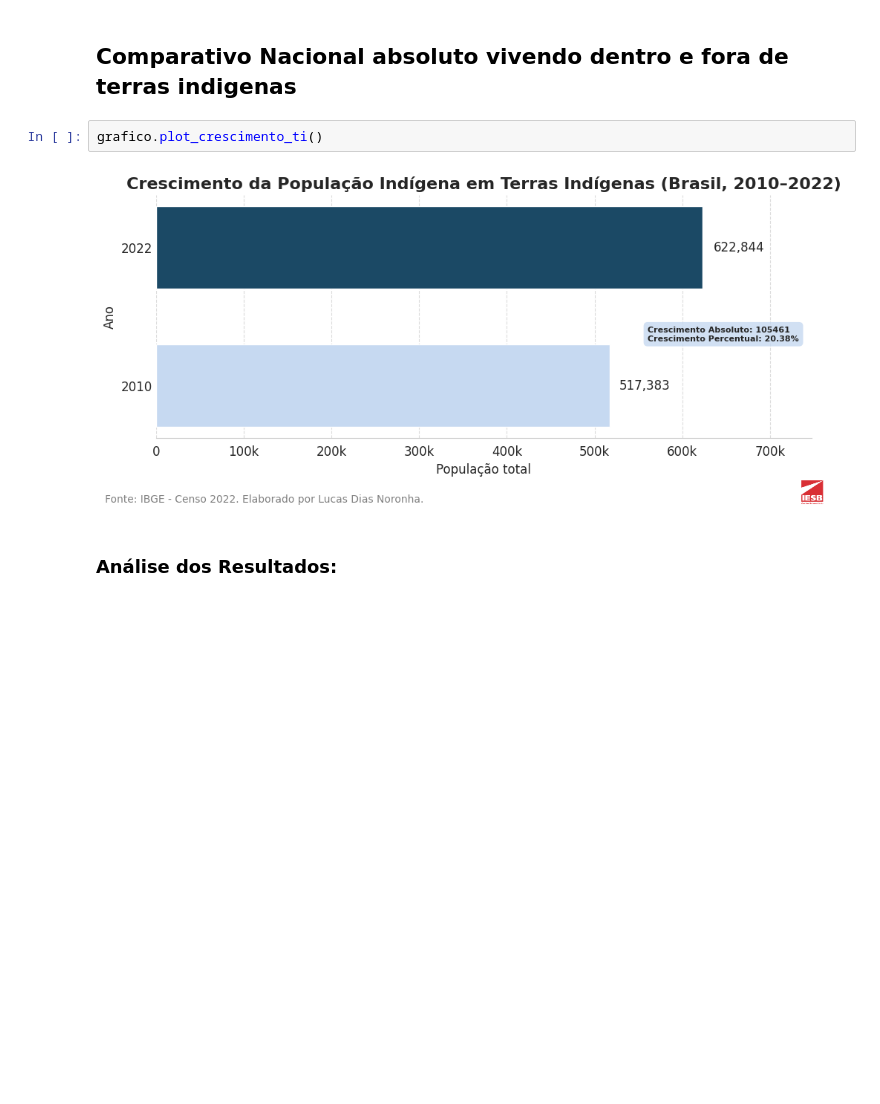
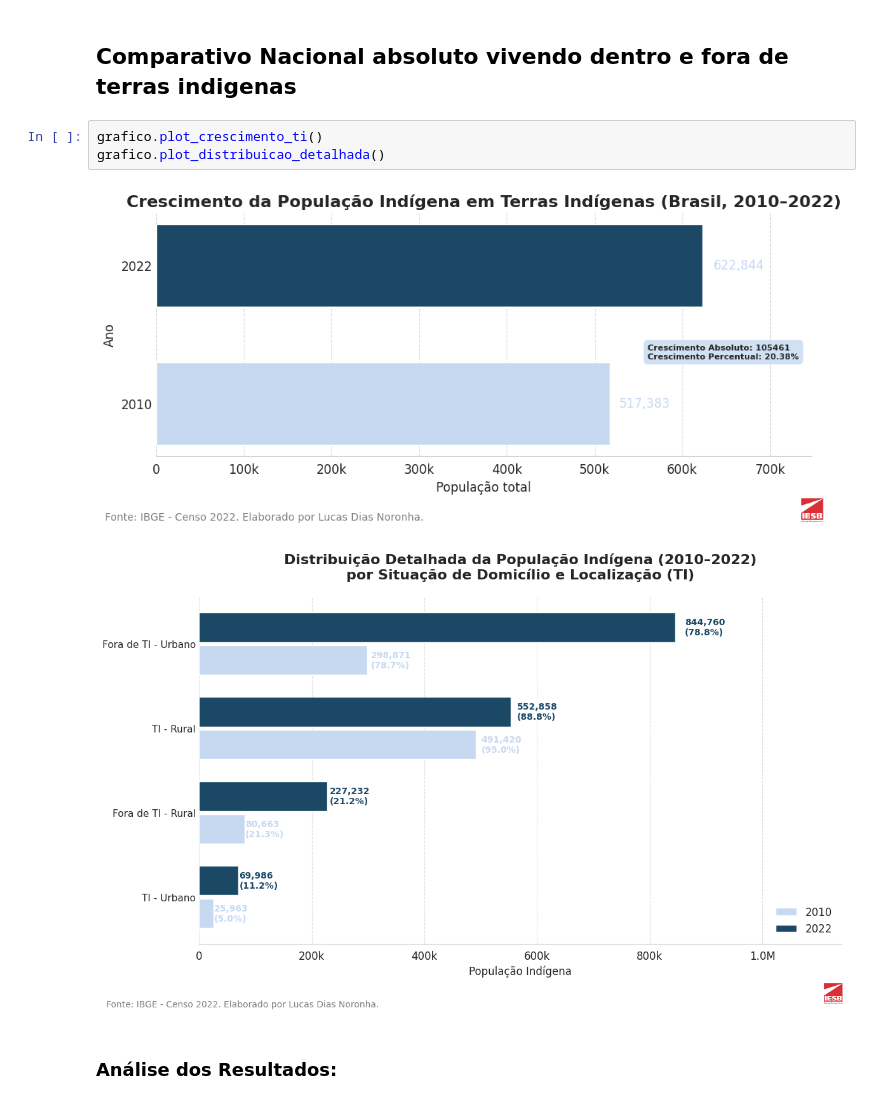
Before and after one commit to LUCASDNORONHA/exploracao-dados-indigenas-2010-2022, a Jupyter notebook: notebooks/02_analysis.ipynb, the cells around one changed output. Drawn from its saved outputs; the diff is of its cells as text; blank space fills up the shorter version.

Commit message:
update graph

```diff
--- a/notebooks/02_analysis.ipynb
+++ b/notebooks/02_analysis.ipynb
@@ -115,7 +115,9 @@ O fenômeno observado aponta, sobretudo, para uma retomada identitária urbana:
 ## Comparativo Nacional absoluto vivendo dentro e fora de terras indigenas
 # %%
 grafico.plot_crescimento_ti()
+grafico.plot_distribuicao_detalhada()
 # %% [output]
-[figure, old version]
+[figure, new version]
+[figure, added]
 # %% [markdown]
 ### Análise dos Resultados:
```
Also changed, not shown: parts of 6 cells of this notebook, 8 other files.
